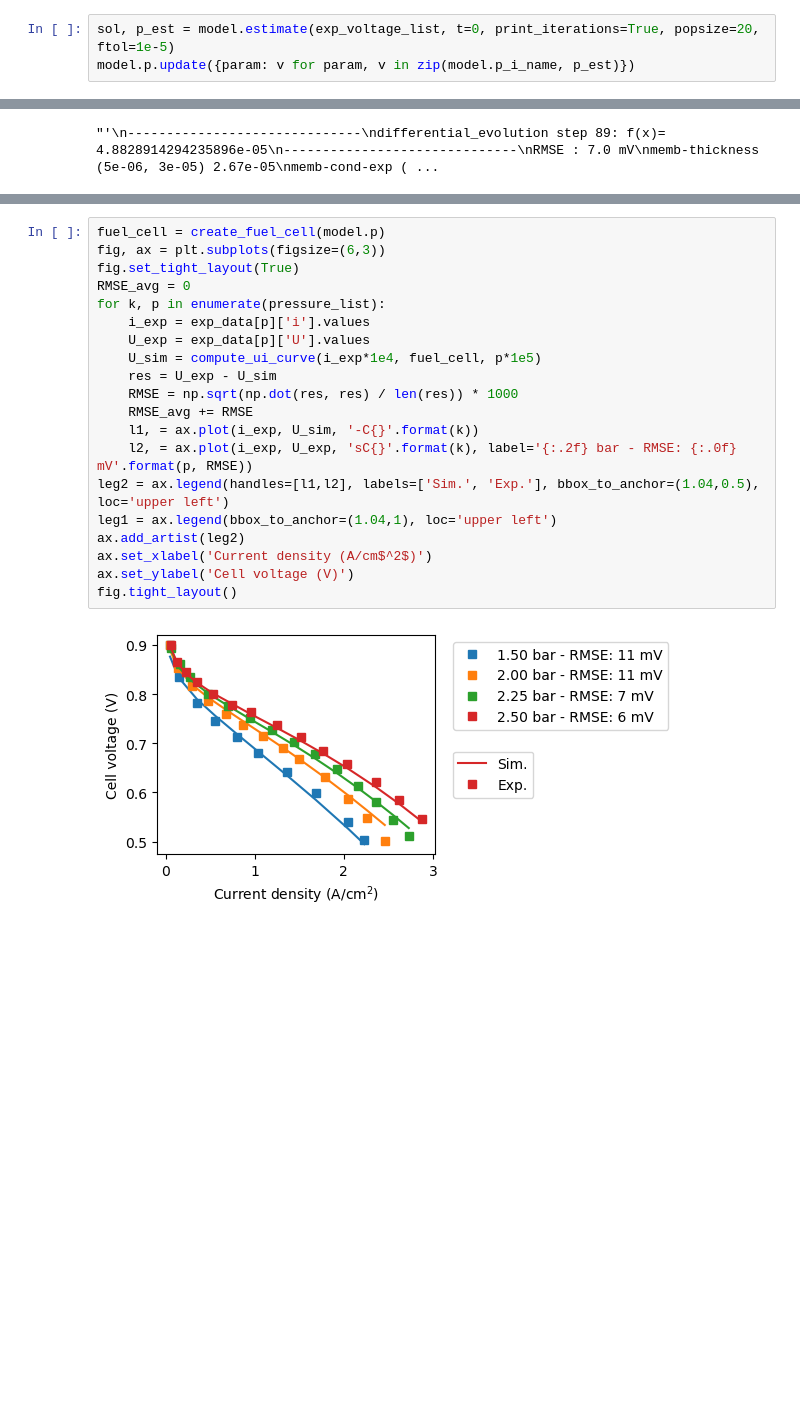
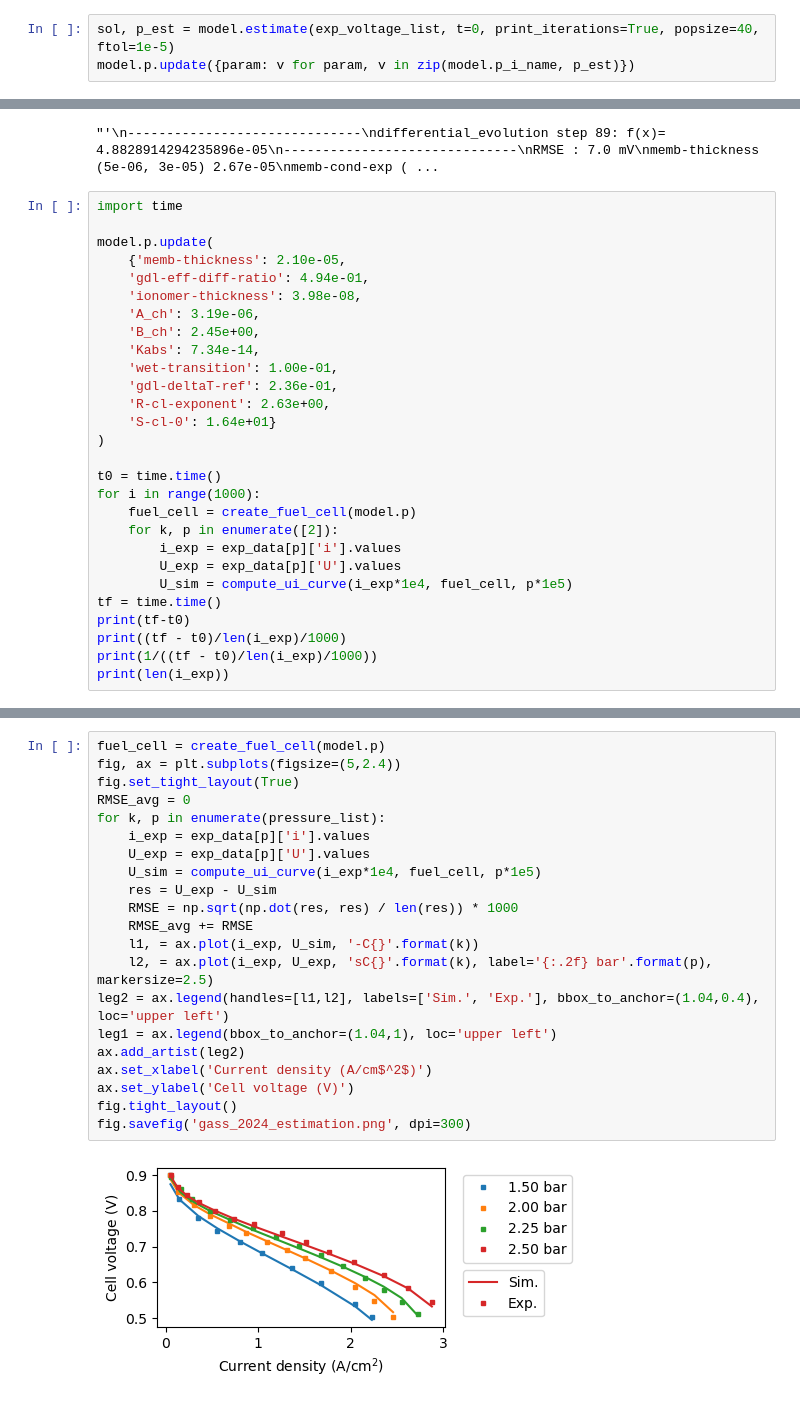
Before and after one commit to affonsop/marapendi, a Jupyter notebook: scripts/estimate_data_gass2024.ipynb, the cells around one changed output, grey strips where cells are left out. Saved outputs shown, nothing was run; the diff lists cells and outputs as text; blank space fills up the shorter version.

```diff
--- a/scripts/estimate_data_gass2024.ipynb
+++ b/scripts/estimate_data_gass2024.ipynb
@@ -248,4 +260,4 @@ Number of valid samples: 18
 # %%
-sol, p_est = model.estimate(exp_voltage_list, t=0, print_iterations=True, popsize=20, ftol=1e-5)
+sol, p_est = model.estimate(exp_voltage_list, t=0, print_iterations=True, popsize=40, ftol=1e-5)
 model.p.update({param: v for param, v in zip(model.p_i_name, p_est)})
 # %% [output]
@@ -289,3 +301,31 @@ memb-abs-constant (1e-06, 0.0001) 2.87e-06
 '''
 # %% [output]
 "'\n------------------------------\ndifferential_evolution step 89: f(x)= 4.8828914294235896e-05\n------------------------------\nRMSE : 7.0 mV\nmemb-thickness (5e-06, 3e-05) 2.67e-05\nmemb-cond-exp ( ...
+# %%
+import time
+
+model.p.update(
+    {'memb-thickness': 2.10e-05,
+    'gdl-eff-diff-ratio': 4.94e-01,
+    'ionomer-thickness': 3.98e-08,
+    'A_ch': 3.19e-06,
+    'B_ch': 2.45e+00,
+    'Kabs': 7.34e-14,
+    'wet-transition': 1.00e-01,
+    'gdl-deltaT-ref': 2.36e-01,
+    'R-cl-exponent': 2.63e+00,
+    'S-cl-0': 1.64e+01}
+)
+
+t0 = time.time()
+for i in range(1000):
+    fuel_cell = create_fuel_cell(model.p)
+    for k, p in enumerate([2]):
+        i_exp = exp_data[p]['i'].values
+        U_exp = exp_data[p]['U'].values
+        U_sim = compute_ui_curve(i_exp*1e4, fuel_cell, p*1e5)
+tf = time.time()
+print(tf-t0)
+print((tf - t0)/len(i_exp)/1000)
+print(1/((tf - t0)/len(i_exp)/1000))
+print(len(i_exp))
@@ -292,25 +337,26 @@ memb-abs-constant (1e-06, 0.0001) 2.87e-06
 # %%
 fuel_cell = create_fuel_cell(model.p)
-fig, ax = plt.subplots(figsize=(6,3))
+fig, ax = plt.subplots(figsize=(5,2.4))
 fig.set_tight_layout(True)
 RMSE_avg = 0
 for k, p in enumerate(pressure_list):
     i_exp = exp_data[p]['i'].values
     U_exp = exp_data[p]['U'].values
     U_sim = compute_ui_curve(i_exp*1e4, fuel_cell, p*1e5)
     res = U_exp - U_sim
     RMSE = np.sqrt(np.dot(res, res) / len(res)) * 1000
     RMSE_avg += RMSE
     l1, = ax.plot(i_exp, U_sim, '-C{}'.format(k))
-    l2, = ax.plot(i_exp, U_exp, 'sC{}'.format(k), label='{:.2f} bar - RMSE: {:.0f} mV'.format(p, RMSE))
-leg2 = ax.legend(handles=[l1,l2], labels=['Sim.', 'Exp.'], bbox_to_anchor=(1.04,0.5), loc='upper left')
+    l2, = ax.plot(i_exp, U_exp, 'sC{}'.format(k), label='{:.2f} bar'.format(p), markersize=2.5)
+leg2 = ax.legend(handles=[l1,l2], labels=['Sim.', 'Exp.'], bbox_to_anchor=(1.04,0.4), loc='upper left')
 leg1 = ax.legend(bbox_to_anchor=(1.04,1), loc='upper left')
 ax.add_artist(leg2)
 ax.set_xlabel('Current density (A/cm$^2$)')
 ax.set_ylabel('Cell voltage (V)')
 fig.tight_layout()
+fig.savefig('gass_2024_estimation.png', dpi=300)
 # %% [output]
-[figure, old version]
+[figure, new version]
 # %%
 
 fuel_cell = create_fuel_cell(model.p)
```
Also changed, not shown: parts of 8 cells of this notebook, 11 other files.
